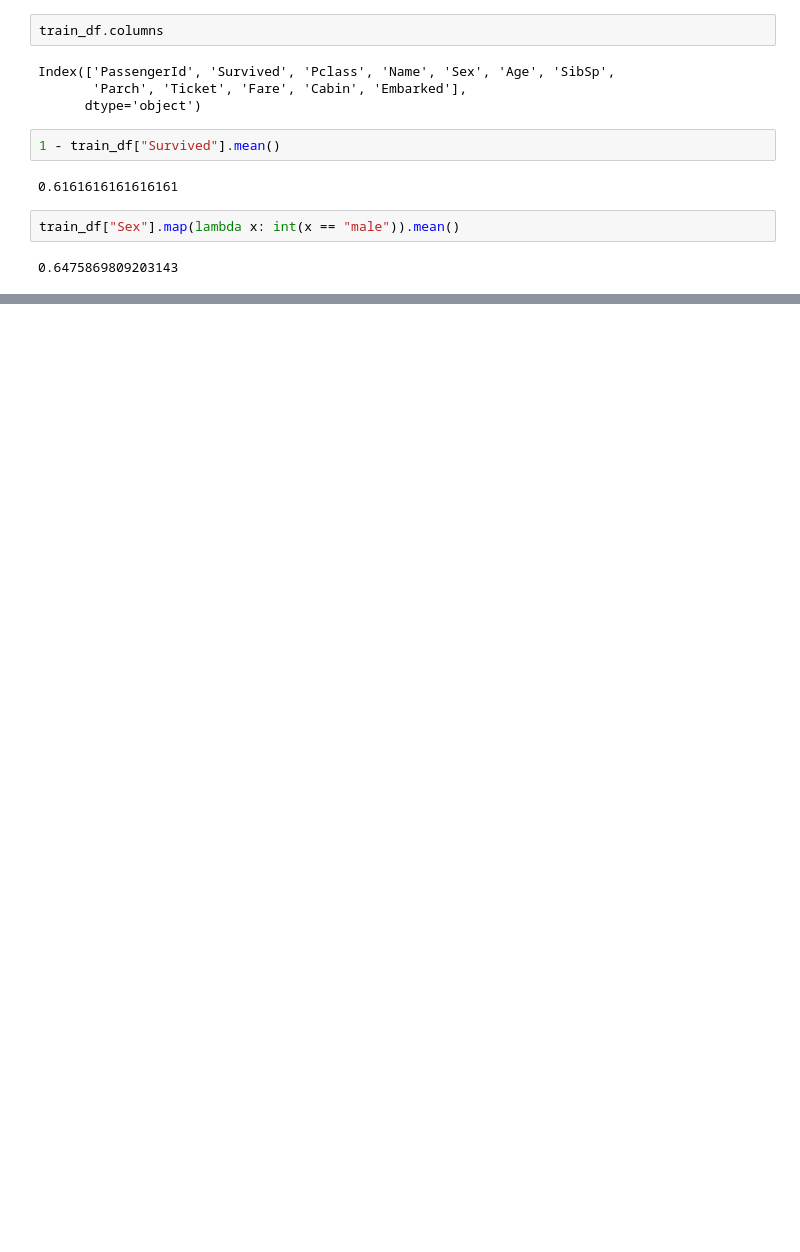
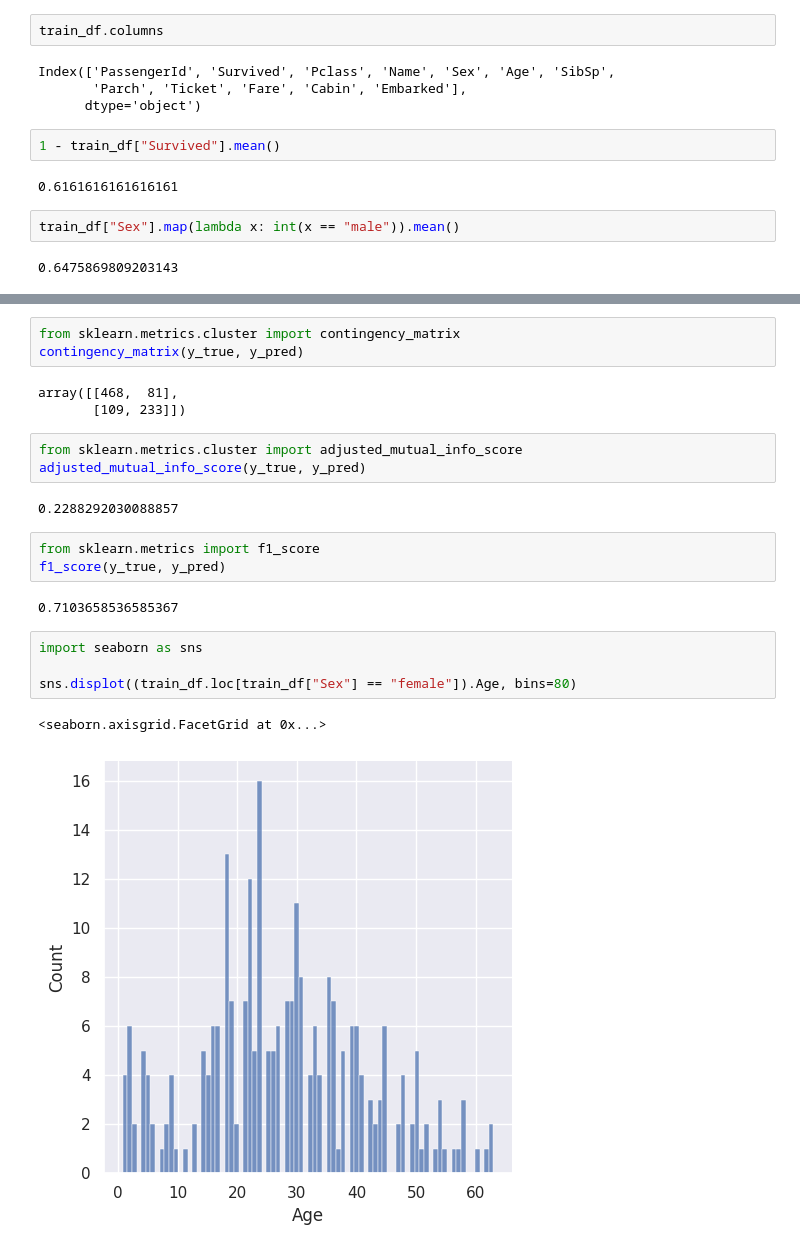
Before and after one commit to AbhikChowdhury6/codingChallenges, a Jupyter notebook: kaggle/competitions/gettingStarted/titanic/titanicExploration.ipynb, the cells around one changed output, grey strips where cells are left out. Drawn from its saved outputs; the diff is of its cells as text; blank space fills up the shorter version.

Commit message:
made some more data exploration graphs

```diff
--- a/kaggle/competitions/gettingStarted/titanic/titanicExploration.ipynb
+++ b/kaggle/competitions/gettingStarted/titanic/titanicExploration.ipynb
@@ -21,0 +66,23 @@ train_df["Sex"].map(lambda x: int(x == "male")).mean()
+# %%
+from sklearn.metrics.cluster import contingency_matrix
+contingency_matrix(y_true, y_pred)
+# %% [output]
+array([[468,  81],
+       [109, 233]])
+# %%
+from sklearn.metrics.cluster import adjusted_mutual_info_score
+adjusted_mutual_info_score(y_true, y_pred)
+# %% [output]
+0.2288292030088857
+# %%
+from sklearn.metrics import f1_score
+f1_score(y_true, y_pred)
+# %% [output]
+0.7103658536585367
+# %%
+import seaborn as sns
+
+sns.displot((train_df.loc[train_df["Sex"] == "female"]).Age, bins=80)
+# %% [output]
+<seaborn.axisgrid.FacetGrid at 0x...>
+[figure, added]
```
Also changed, not shown: parts of 8 cells of this notebook.
